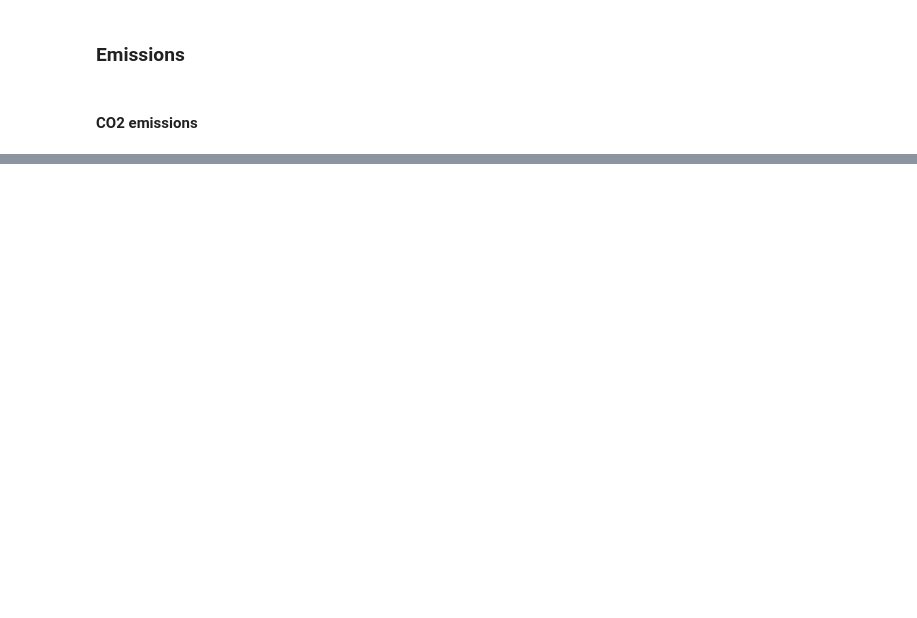
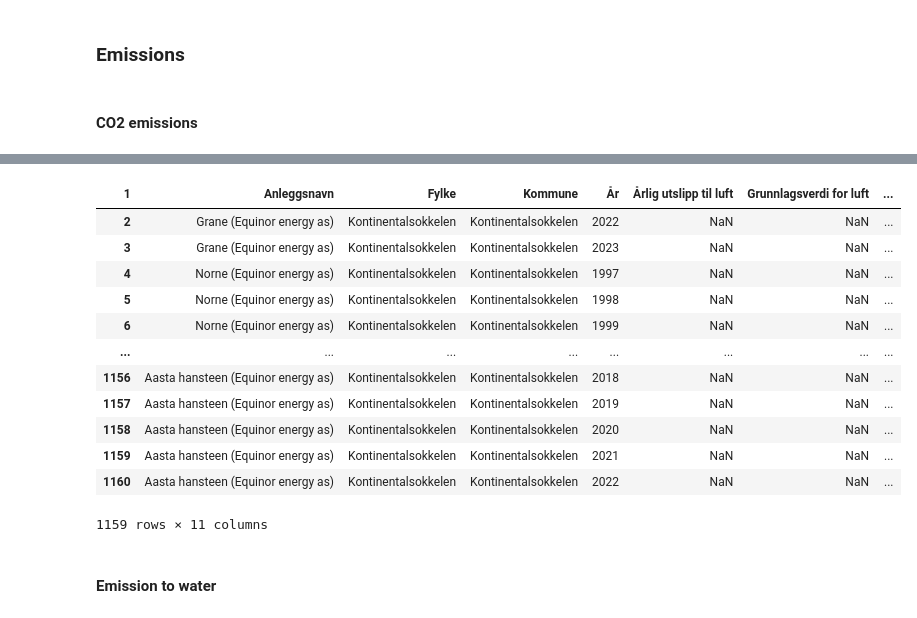
Before and after one commit to percw/Norwegian_oil_gas_decarbonization, a Jupyter notebook: notebooks/production_and_emission_data.ipynb, the cells around one changed output, grey strips where cells are left out. Saved outputs shown, nothing was run; the diff lists cells and outputs as text; code cells hidden in the pictures; blank space fills up the shorter version.

```diff
--- a/notebooks/production_and_emission_data.ipynb
+++ b/notebooks/production_and_emission_data.ipynb
@@ -346,0 +272,25 @@ array(['Grane (Equinor energy as)', 'Norne (Equinor energy as)',
+# %%
+emissions_oil_spill = base_url + "Emissions_oil.xlsx"
+emissions_oil_spill_df = fetch_dataframe(emissions_oil_spill, filetype='excel')
+# %%
+# Setting row 0 as column names
+emissions_oil_spill_df.columns = emissions_oil_spill_df.iloc[1]
+emissions_oil_spill_df = emissions_oil_spill_df[2:]
+# %%
+emissions_oil_spill_df
+# %% [output]
+| 1 | Anleggsnavn | Fylke | Kommune | År | Årlig utslipp til luft | Grunnlagsverdi for luft | ... |
+| 2 | Grane (Equinor energy as) | Kontinentalsokkelen | Kontinentalsokkelen | 2022 | NaN | NaN | ... |
+| 3 | Grane (Equinor energy as) | Kontinentalsokkelen | Kontinentalsokkelen | 2023 | NaN | NaN | ... |
+| 4 | Norne (Equinor energy as) | Kontinentalsokkelen | Kontinentalsokkelen | 1997 | NaN | NaN | ... |
+| 5 | Norne (Equinor energy as) | Kontinentalsokkelen | Kontinentalsokkelen | 1998 | NaN | NaN | ... |
+| 6 | Norne (Equinor energy as) | Kontinentalsokkelen | Kontinentalsokkelen | 1999 | NaN | NaN | ... |
+| ... | ... | ... | ... | ... | ... | ... | ... |
+| 1156 | Aasta hansteen (Equinor energy as) | Kontinentalsokkelen | Kontinentalsokkelen | 2018 | NaN | NaN | ... |
+| 1157 | Aasta hansteen (Equinor energy as) | Kontinentalsokkelen | Kontinentalsokkelen | 2019 | NaN | NaN | ... |
+| 1158 | Aasta hansteen (Equinor energy as) | Kontinentalsokkelen | Kontinentalsokkelen | 2020 | NaN | NaN | ... |
+| 1159 | Aasta hansteen (Equinor energy as) | Kontinentalsokkelen | Kontinentalsokkelen | 2021 | NaN | NaN | ... |
+| 1160 | Aasta hansteen (Equinor energy as) | Kontinentalsokkelen | Kontinentalsokkelen | 2022 | NaN | NaN | ... |
+1159 rows × 11 columns
+# %% [markdown]
+#### Emission to water
```
Also changed, not shown: parts of 44 cells of this notebook.
